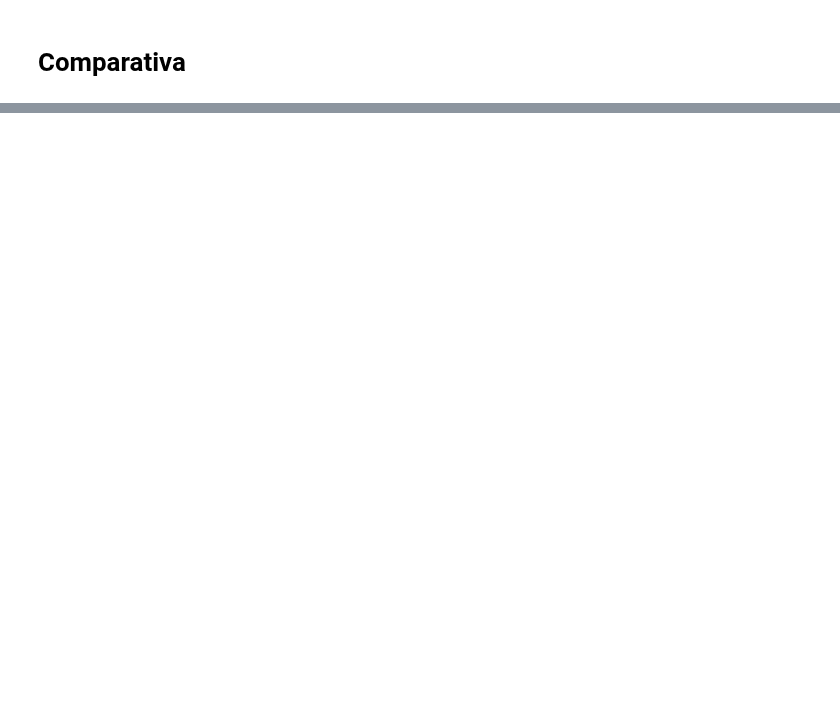
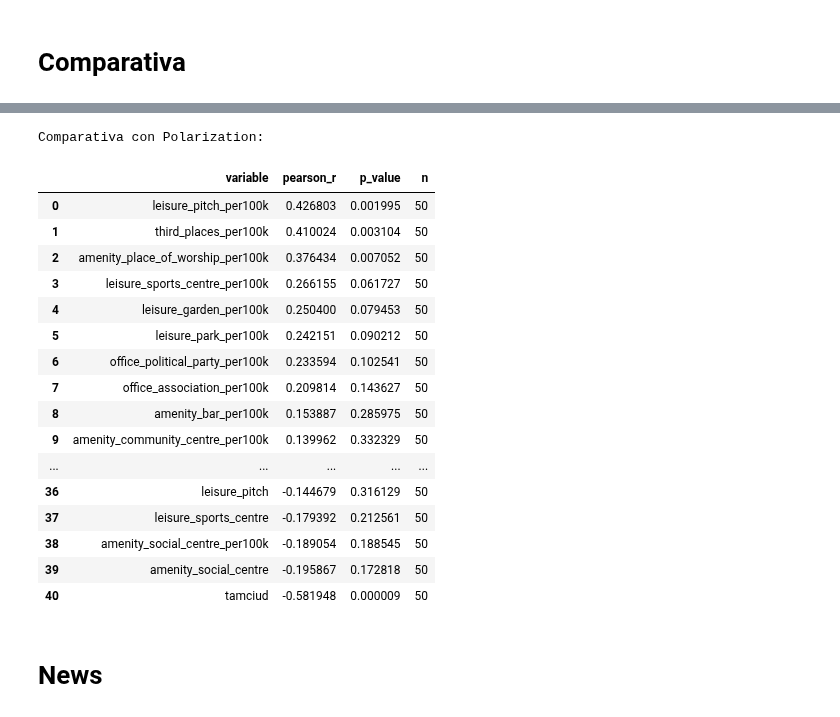
Before and after one commit to LCaravaggio/Happiness_Polarization, a Jupyter notebook: Third_Places.ipynb, the cells around one changed output, grey strips where cells are left out. Saved outputs shown, nothing was run; the diff lists cells and outputs as text; code cells hidden in the pictures; blank space fills up the shorter version.

```diff
--- a/Third_Places.ipynb
+++ b/Third_Places.ipynb
@@ -807,0 +788,65 @@ results_df
+# %%
+# =========================================================
+# PEARSON RAW
+# =========================================================
+
+results = []
+
+y = df_corr["polarization"]
+
+for var in vars_to_test:
+
+    x = df_corr[var]
+
+    tmp = pd.DataFrame({
+        "x": x,
+        "y": y
+    }).dropna()
+
+    # evitar variables constantes
+    if len(tmp) < 6 or tmp["x"].nunique() <= 1:
+        continue
+
+    r, p = pearsonr(tmp["x"], tmp["y"])
+
+    results.append({
+        "variable": var,
+        "pearson_r": r,
+        "p_value": p,
+        "n": len(tmp)
+    })
+
+# =========================================================
+# RESULTADOS
+# =========================================================
+
+results_df = (
+    pd.DataFrame(results)
+    .sort_values("pearson_r", ascending=False)
+    .reset_index(drop=True)
+)
+
+
+print("Comparativa con Polarization: ")
+results_df
+# %% [output]
+Comparativa con Polarization:
+|  | variable | pearson_r | p_value | n |
+| 0 | leisure_pitch_per100k | 0.426803 | 0.001995 | 50 |
+| 1 | third_places_per100k | 0.410024 | 0.003104 | 50 |
+| 2 | amenity_place_of_worship_per100k | 0.376434 | 0.007052 | 50 |
+| 3 | leisure_sports_centre_per100k | 0.266155 | 0.061727 | 50 |
+| 4 | leisure_garden_per100k | 0.250400 | 0.079453 | 50 |
+| 5 | leisure_park_per100k | 0.242151 | 0.090212 | 50 |
+| 6 | office_political_party_per100k | 0.233594 | 0.102541 | 50 |
+| 7 | office_association_per100k | 0.209814 | 0.143627 | 50 |
+| 8 | amenity_bar_per100k | 0.153887 | 0.285975 | 50 |
+| 9 | amenity_community_centre_per100k | 0.139962 | 0.332329 | 50 |
+| ... | ... | ... | ... | ... |
+| 36 | leisure_pitch | -0.144679 | 0.316129 | 50 |
+| 37 | leisure_sports_centre | -0.179392 | 0.212561 | 50 |
+| 38 | amenity_social_centre_per100k | -0.189054 | 0.188545 | 50 |
+| 39 | amenity_social_centre | -0.195867 | 0.172818 | 50 |
+| 40 | tamciud | -0.581948 | 0.000009 | 50 |
+# %% [markdown]
+# News
```
Also changed, not shown: parts of 13 cells of this notebook.
